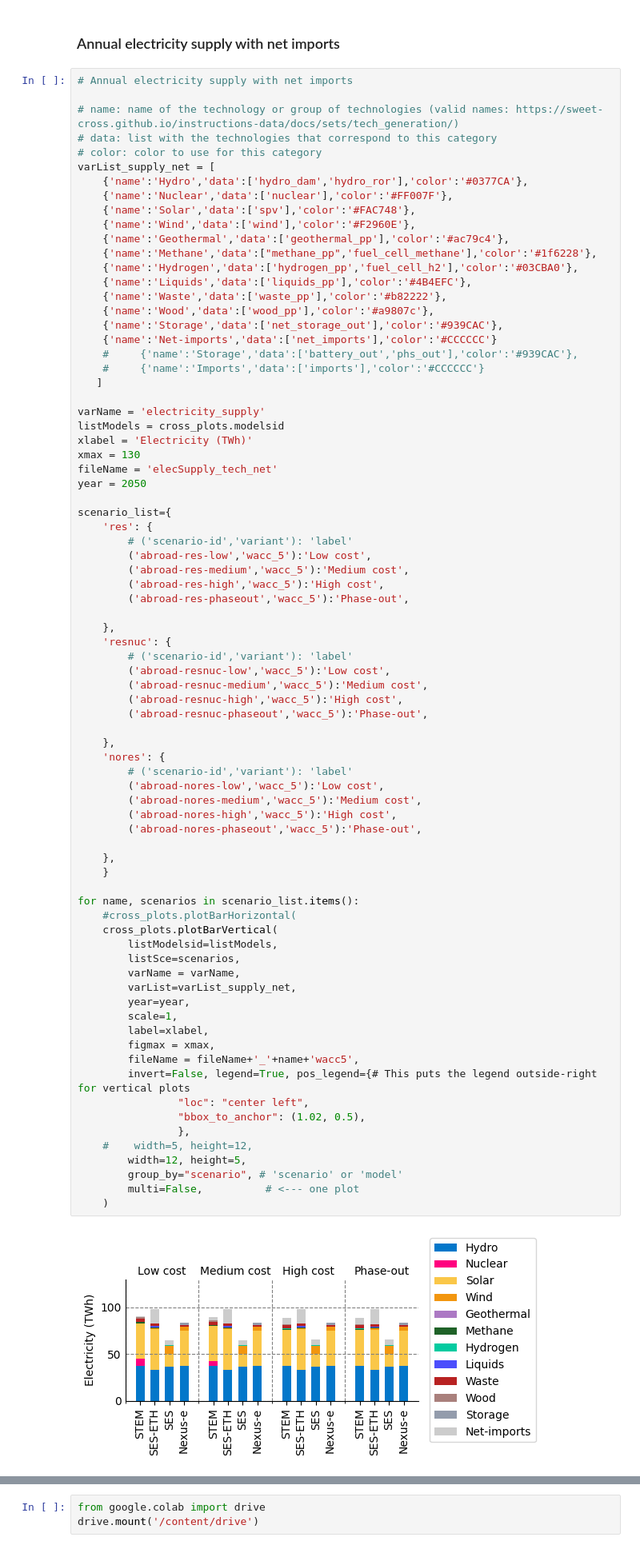
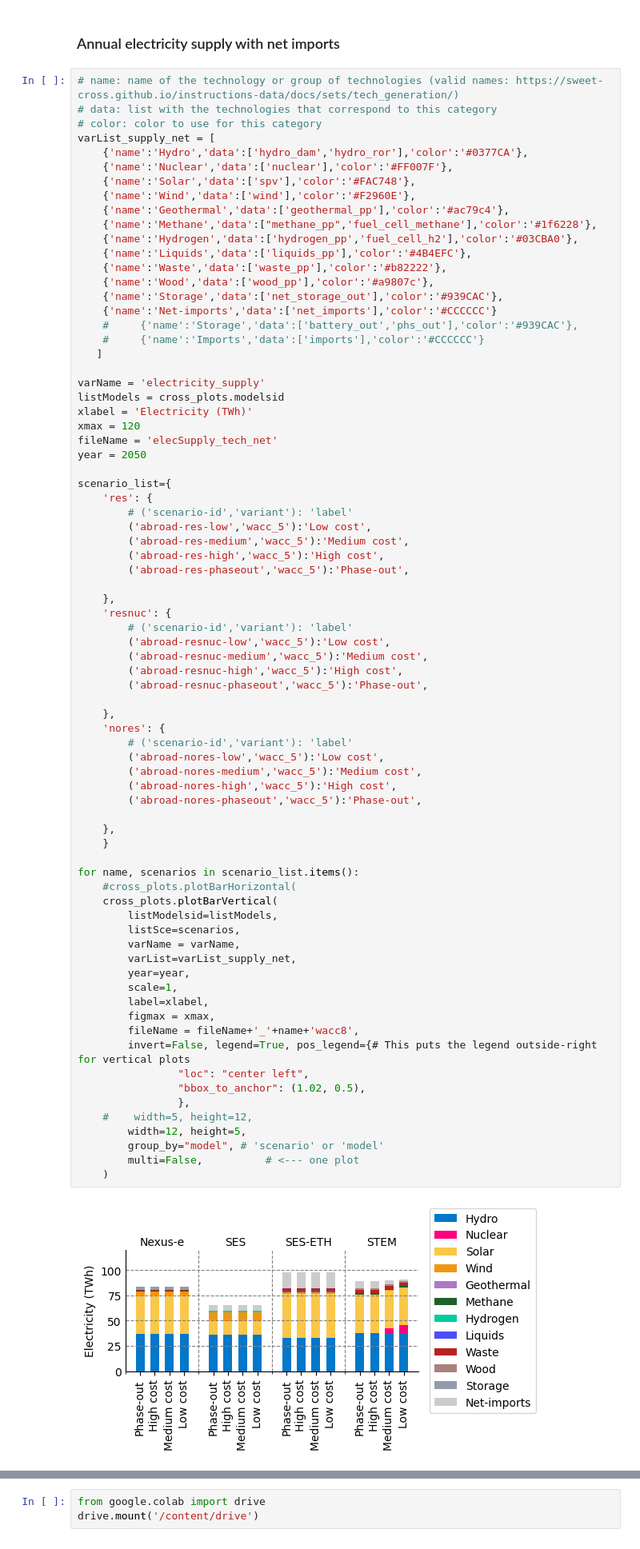
Before and after one commit to rebeccalordan-perret/plots-model-comparison, a Jupyter notebook: cross_comparison_colab.ipynb, the cells around one changed output, grey strips where cells are left out. Shown at 80% size. Cells and saved outputs as stored; diff of their text form.

```diff
--- a/cross_comparison_colab.ipynb
+++ b/cross_comparison_colab.ipynb
@@ -102,8 +102,6 @@ Attributes:
 # %% [markdown]
 ### Annual electricity supply with net imports
 # %%
-# Annual electricity supply with net imports
-
 # name: name of the technology or group of technologies (valid names: https://sweet-cross.github.io/instructions-data/docs/sets/tech_generation/)
 # data: list with the technologies that correspond to this category
 # color: color to use for this category
@@ -127,7 +125,7 @@ varList_supply_net = [
 varName = 'electricity_supply'
 listModels = cross_plots.modelsid
 xlabel = 'Electricity (TWh)'
-xmax = 130
+xmax = 120
 fileName = 'elecSupply_tech_net'
 year = 2050
 
@@ -151,33 +149,33 @@ scenario_list={
     'nores': {
         # ('scenario-id','variant'): 'label'
         ('abroad-nores-low','wacc_5'):'Low cost',
         ('abroad-nores-medium','wacc_5'):'Medium cost',
         ('abroad-nores-high','wacc_5'):'High cost',
         ('abroad-nores-phaseout','wacc_5'):'Phase-out',
 
     },
     }
 
 for name, scenarios in scenario_list.items():
     #cross_plots.plotBarHorizontal(
     cross_plots.plotBarVertical(
         listModelsid=listModels,
         listSce=scenarios,
         varName = varName,
         varList=varList_supply_net,
         year=year,
         scale=1,
         label=xlabel,
         figmax = xmax,
-        fileName = fileName+'_'+name+'wacc5',
+        fileName = fileName+'_'+name+'wacc8',
         invert=False, legend=True, pos_legend={# This puts the legend outside-right for vertical plots
                 "loc": "center left",
                 "bbox_to_anchor": (1.02, 0.5),
                 },
     #    width=5, height=12,
         width=12, height=5,
-        group_by="scenario", # 'scenario' or 'model'
+        group_by="model", # 'scenario' or 'model'
         multi=False,          # <--- one plot
     )
 # %% [output]
-[figure, old version]
+[figure, new version]
```
Also changed, not shown: parts of 6 cells of this notebook.
